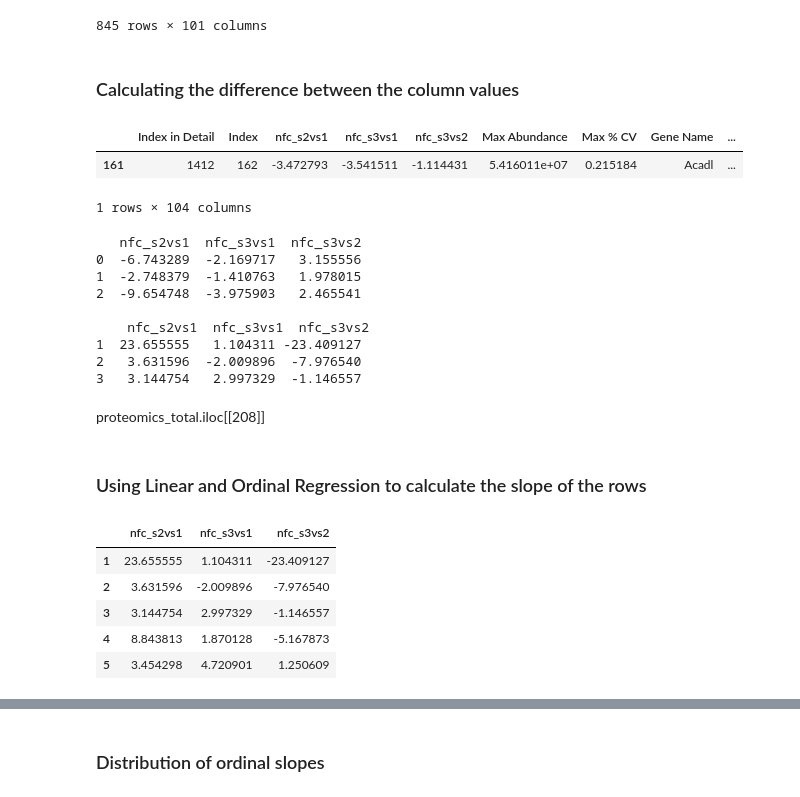
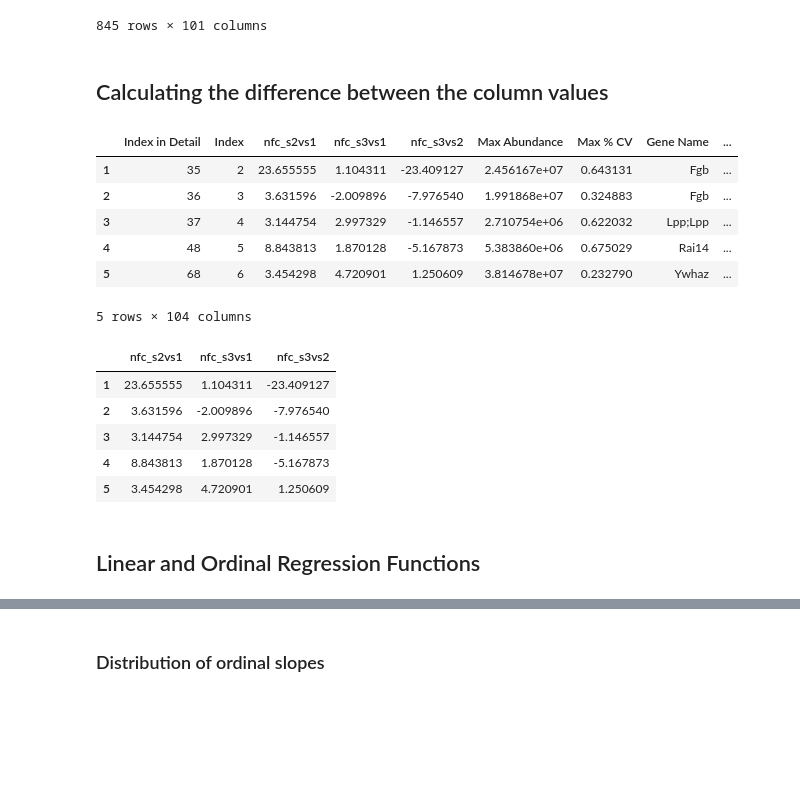
Before and after one commit to KyraGriffin/bmsip_internship_seta, a Jupyter notebook: protein_isolation.ipynb, the cells around one changed output, grey strips where cells are left out. Cells and saved outputs as stored; diff of their text form; code cells hidden in the pictures; blank space fills up the shorter version.

```diff
--- a/protein_isolation.ipynb
+++ b/protein_isolation.ipynb
@@ -345,55 +355,33 @@ proteomics_ack
 | 886 | 5595 | 887 | -3.195907 | -2.216878 | 1.319194 | 2.875408e+07 | 0.413153 | Ehd2 | ... |
 845 rows × 101 columns
 # %% [markdown]
-### Calculating the difference between the column values
+## Calculating the difference between the column values
 # %%
 proteomics_ack['diff_s2vs1_s3vs1'] = proteomics_ack.apply(lambda x: x['nfc_s2vs1'] - x['nfc_s3vs1'], axis=1)
 proteomics_ack['diff_s3vs1_s3vs2'] = proteomics_ack.apply(lambda x: x['nfc_s3vs1'] - x['nfc_s3vs2'], axis=1)
 proteomics_ack['diff_s2vs1_s3vs2'] = proteomics_ack.apply(lambda x: x['nfc_s2vs1'] - x['nfc_s3vs2'], axis=1)
-proteomics_ack.iloc[[147]]
+proteomics_ack.head()
 # %% [output]
 |  | Index in Detail | Index | nfc_s2vs1 | nfc_s3vs1 | nfc_s3vs2 | Max Abundance | Max % CV | Gene Name | ... |
-| 161 | 1412 | 162 | -3.472793 | -3.541511 | -1.114431 | 5.416011e+07 | 0.215184 | Acadl | ... |
+| 1 | 35 | 2 | 23.655555 | 1.104311 | -23.409127 | 2.456167e+07 | 0.643131 | Fgb | ... |
+| 2 | 36 | 3 | 3.631596 | -2.009896 | -7.976540 | 1.991868e+07 | 0.324883 | Fgb | ... |
+| 3 | 37 | 4 | 3.144754 | 2.997329 | -1.146557 | 2.710754e+06 | 0.622032 | Lpp;Lpp | ... |
+| 4 | 48 | 5 | 8.843813 | 1.870128 | -5.167873 | 5.383860e+06 | 0.675029 | Rai14 | ... |
+| 5 | 68 | 6 | 3.454298 | 4.720901 | 1.250609 | 3.814678e+07 | 0.232790 | Ywhaz | ... |
-1 rows × 104 columns
+5 rows × 104 columns
-# %%
-# Total Proteome Data
-nfc_plot_data_total = proteomics_total.iloc[:, 3:6]
-# nfc_s2vs1  nfc_s3vs1  nfc_s3vs2
-nfc_plot_data_total = nfc_plot_data_total.replace(to_replace="–", value=0)
-nfc_plot_data_total['nfc_s2vs1'].replace(to_replace=0, value=nfc_plot_data_total['nfc_s2vs1'].mean())
-nfc_plot_data_total['nfc_s2vs1'].replace(np.nan, nfc_plot_data_total['nfc_s2vs1'].mean())
-nfc_plot_data_total['nfc_s3vs1'].replace(to_replace=0, value=nfc_plot_data_total['nfc_s3vs1'].mean())
-nfc_plot_data_total['nfc_s3vs1'].replace(np.nan, nfc_plot_data_total['nfc_s3vs1'].mean())
-nfc_plot_data_total['nfc_s3vs2'].replace(to_replace=0, value=nfc_plot_data_total['nfc_s3vs2'].mean())
-nfc_plot_data_total['nfc_s3vs2'].replace(np.nan, nfc_plot_data_total['nfc_s3vs2'].mean())
-
-print(nfc_plot_data_total.head(3))
-
-# Ack Proteome Data
-nfc_plot_data_ack = proteomics_ack.iloc[:, 2:5]
-nfc_plot_data_ack = nfc_plot_data_ack.replace(to_replace="–", value=0)
-nfc_plot_data_ack['nfc_s2vs1'].replace(to_replace=0, value=nfc_plot_data_ack['nfc_s2vs1'].mean())
-nfc_plot_data_ack['nfc_s2vs1'].replace(np.nan, nfc_plot_data_ack['nfc_s2vs1'].mean())
-nfc_plot_data_ack['nfc_s3vs1'].replace(to_replace=0, value=nfc_plot_data_ack['nfc_s3vs1'].mean())
-nfc_plot_data_ack['nfc_s3vs1'].replace(np.nan, nfc_plot_data_ack['nfc_s3vs1'].mean())
-nfc_plot_data_ack['nfc_s3vs2'].replace(to_replace=0, value=nfc_plot_data_ack['nfc_s3vs2'].mean())
-nfc_plot_data_ack['nfc_s3vs2'].replace(np.nan, nfc_plot_data_ack['nfc_s3vs2'].mean())
-
-print("\n",nfc_plot_data_ack.head(3))
-# %% [output]
-   nfc_s2vs1  nfc_s3vs1  nfc_s3vs2
-0  -6.743289  -2.169717   3.155556
-1  -2.748379  -1.410763   1.978015
-2  -9.654748  -3.975903   2.465541
-
-    nfc_s2vs1  nfc_s3vs1  nfc_s3vs2
-1  23.655555   1.104311 -23.409127
-2   3.631596  -2.009896  -7.976540
-3   3.144754   2.997329  -1.146557
-# %% [markdown]
-proteomics_total.iloc[[208]]
+# %%
+nfc_plot_data_total = proteomics_total.iloc[:, 3:6]
+nfc_plot_data_ack = proteomics_ack.iloc[:, 2:5]
+nfc_plot_data_ack.head()
+# %% [output]
+|  | nfc_s2vs1 | nfc_s3vs1 | nfc_s3vs2 |
+| 1 | 23.655555 | 1.104311 | -23.409127 |
+| 2 | 3.631596 | -2.009896 | -7.976540 |
+| 3 | 3.144754 | 2.997329 | -1.146557 |
+| 4 | 8.843813 | 1.870128 | -5.167873 |
+| 5 | 3.454298 | 4.720901 | 1.250609 |
 # %% [markdown]
-### Using Linear and Ordinal Regression to calculate the slope of the rows
+## Linear and Ordinal Regression Functions
 # %%
 # https://stackoverflow.com/questions/69520967/how-to-get-the-slope-of-multiple-columns-in-python-data-frame
 from sklearn.linear_model import LinearRegression
@@ -419,12 +406,2 @@ def get_coeff_ordinal(row, labels, model=m):
     slope = model.coef_[0][0]
     return slope
-# %%
-nfc_plot_data_ack = nfc_plot_data_ack
-nfc_plot_data_ack.head()
-# %% [output]
-|  | nfc_s2vs1 | nfc_s3vs1 | nfc_s3vs2 |
-| 1 | 23.655555 | 1.104311 | -23.409127 |
-| 2 | 3.631596 | -2.009896 | -7.976540 |
-| 3 | 3.144754 | 2.997329 | -1.146557 |
-| 4 | 8.843813 | 1.870128 | -5.167873 |
-| 5 | 3.454298 | 4.720901 | 1.250609 |
```
Also changed, not shown: parts of 53 cells of this notebook.
